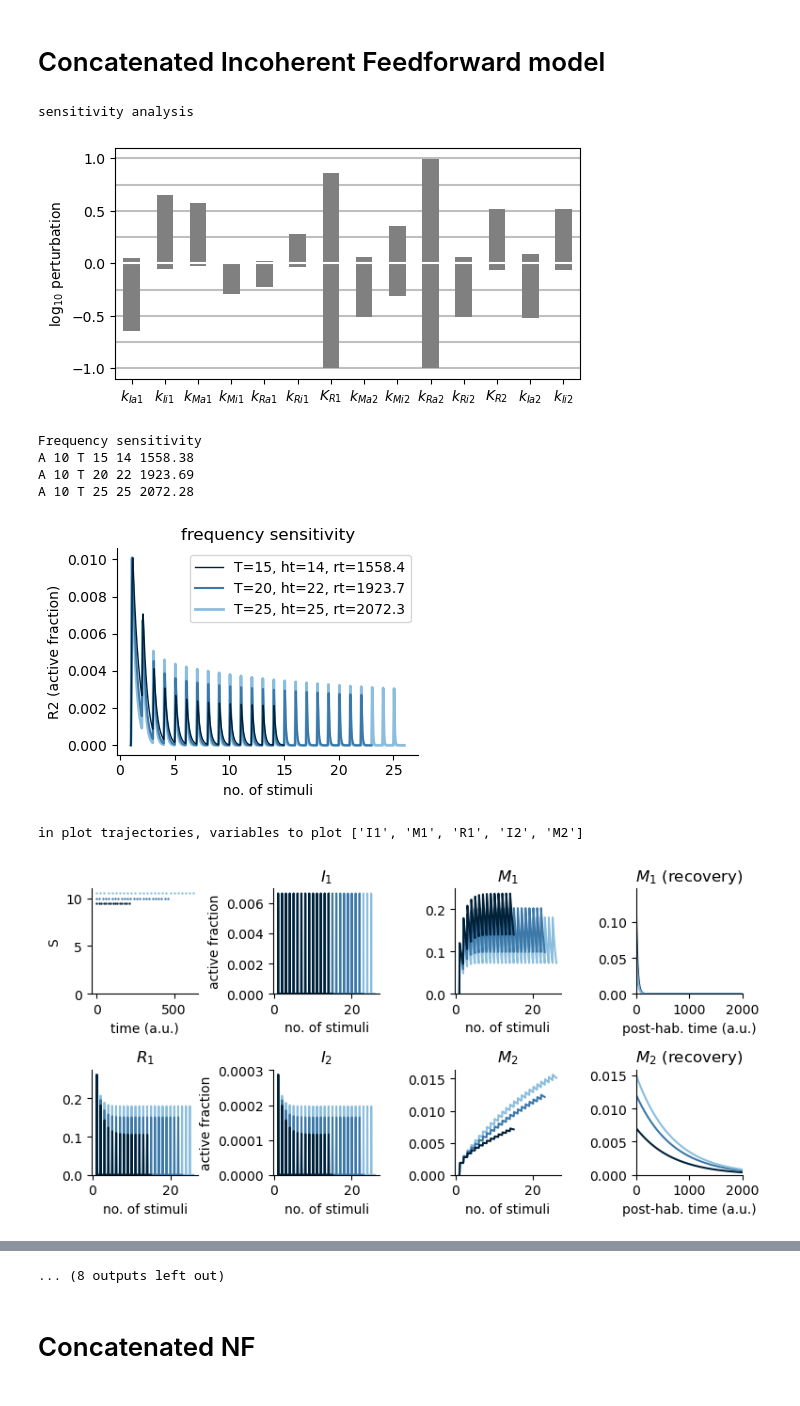
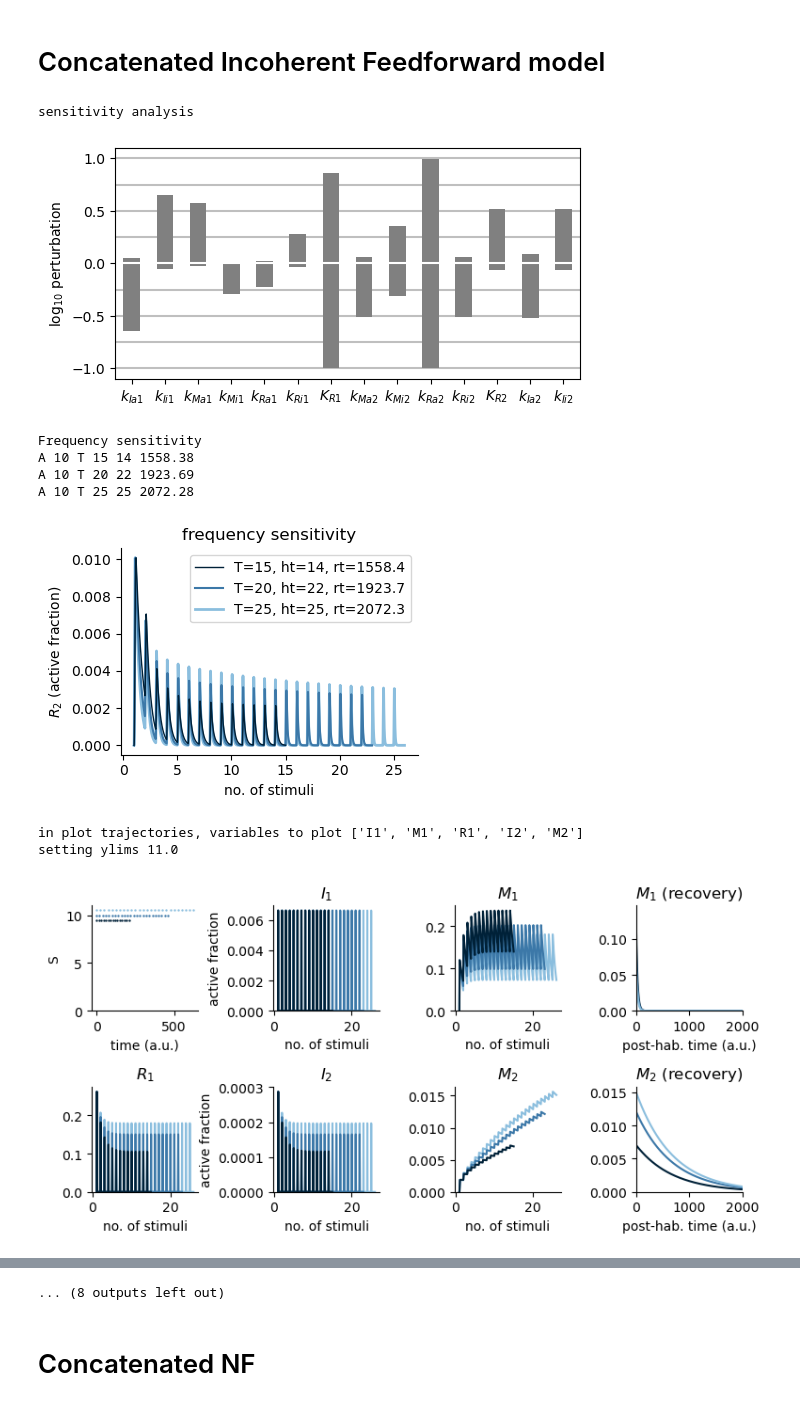
Before and after one commit to theobiolab/habituation, a Jupyter notebook: paper_figures_all.ipynb, the cells around one changed output, grey strips where cells are left out. Saved outputs shown, nothing was run; the diff lists cells and outputs as text; code cells hidden in the pictures.

```diff
--- a/paper_figures_all.ipynb
+++ b/paper_figures_all.ipynb
@@ -604,7 +616,8 @@ def execute_and_plot(**kwds):
 colorsf = ['#002138', '#3C78A8', '#8BBEDE'] #from dark to light
 colorsi=['#002138', '#3F7234', '#A4BA35'] #from dark to light
 folder="../../habituation/2023_paper/figs/panels"
-labels_vars={"I1":"$I_1$", "I2":"$I_2$", "M1":"$M_1$", "M2":"$M_2$", "R1":"$R_1$", "R2":"$R_2$", "Ri":"$R_i$", "Rr":"$R_r$", "Ra":"$R_a$"}
+labels_vars={"I1":"$I_1$", "I2":"$I_2$", "M1":"$M_1$", "M2":"$M_2$", "R1":"$R_1$", "R2":"$R_2$", "Ri":"$R_i$", "Rr":"$R_r$", "Ra":"$R_a$",
+            "C1":"$C_1$", "C2":"$C_2$", "C3":"$C_3$"}
 # %% [markdown]
 # Concatenated Incoherent Feedforward model
 # %%
@@ -627,14 +640,17 @@ def f_iFF(X, t, S, kIa1, kIi1, kMa1, kMi1, kRa1, kRi1, K_1, kIa2, kIi2, kMa2, kM
 X0=[0,0,0,0,0,0]
 p0=[0.023, 34.44, 17.7071, 0.038241, 57.9236, 1.39117, 0.000534,
             0.016011, 14.3342,  4.33609, 0.001471, 26.1702, 45.9986, 0.79082] #only rates and ODE parameters
+idx_hab=5
+idxs_M=[1,4]
+idxM_pot=4
 
 
 steps_per_time = 100
 
-mys = system.System(f_iFF,p0, X0,output_var_idx=-1,steps_per_time=steps_per_time,hmax=0)
+#mys = system.System(f_iFF,p0, X0,output_var_idx=idx_hab,steps_per_time=steps_per_time,hmax=0)
 
 Sfs=10
-T_scan_set = [15,20, 25]
+T_scan_set = [15,20,25]
 Tis=15
 A_scan_set=[10,20,30]
 
@@ -643,27 +659,30 @@ labels_pars=[r"$k_{Ia1}$", r"$k_{Ii1}$",r"$k_{Ma1}$",r"$k_{Mi1}$",r"$k_{Ra1}$",r
 
 kwds=dict()
 kwds["f"]=f_iFF
+kwds["hmax"]=0
 kwds["basename"]="cIFF"
 kwds["X0"]=X0
 kwds["p0"]=p0
 kwds["T_scan_set"]=T_scan_set
+kwds["offsets"]=[0.95,1,1.05,1.11]
 kwds["A_scan_set"]=A_scan_set
 kwds["Sfs"]=Sfs
 kwds["Tis"]=Tis
-kwds["Ton"]=1.11
-kwds["idx_hab"]=-1
-kwds["idxs_M"]=[1,4] #idxs of first and second memory species
+kwds["Ton"]=1.11 #numbers change a bit if it is 1.1111111112 or 1.11
+kwds["idx_hab"]=idx_hab
+kwds["idxs_M"]=idxs_M #idxs of first and second memory species
 kwds["Ms_toplot"]=["M1","M2"] #plot in recovery plot
 kwds["variables_toplot"]=["I1", "M1", "R1", "I2", "M2"]
 kwds["idxs"]={"I1":0, "M1":1, "R1":2, "I2":3, "M2":4, "R2":5}
 kwds["labels_pars"]=labels_pars
-kwds["labels_vars"]=labels_vars
-kwds["output_var"]="R2"
+kwds["vartitles"]=labels_vars
+
 kwds["ht_threshold"]=0.01
 kwds["recovery_threshold"]=0.95
+kwds["height_peaks_r"]=0.001
 kwds["folder"]=folder
 
-kwds["pot_M_var"]="M2"
+kwds["idxM_pot"]=idxM_pot
 
 kwds["ht_threshold2"]=0.005
 kwds["sensdatatxt"]="./sensitivity_feedforward_concat/sensitivity_feedforward.txt"
@@ -685,20 +704,22 @@ kwds["dosensitivity"]=True
 kwds["dofreqsensitivity"]=True
 kwds["dorecovery"]=True
 kwds["doisensitivity"]=True
-kwds["dosensitivity"]=True
 kwds["dopot"]=True
+kwds["printpotstatsonly"]=False
 kwds["dosubliminal"]=True
+kwds["printsubstatsonly"]=False
 # %%
-execute_and_plot(**kwds)
+execute_and_plot(kwds)
 # %% [output]
 sensitivity analysis
 [figure]
 Frequency sensitivity
 A 10 T 15 14 1558.38
 A 10 T 20 22 1923.69
 A 10 T 25 25 2072.28
-[figure, old version]
+[figure, new version]
 in plot trajectories, variables to plot ['I1', 'M1', 'R1', 'I2', 'M2']
+setting ylims 11.0
 [figure]
 [figure]
 Recovery envelope
```
Also changed, not shown: parts of 13 cells of this notebook.
